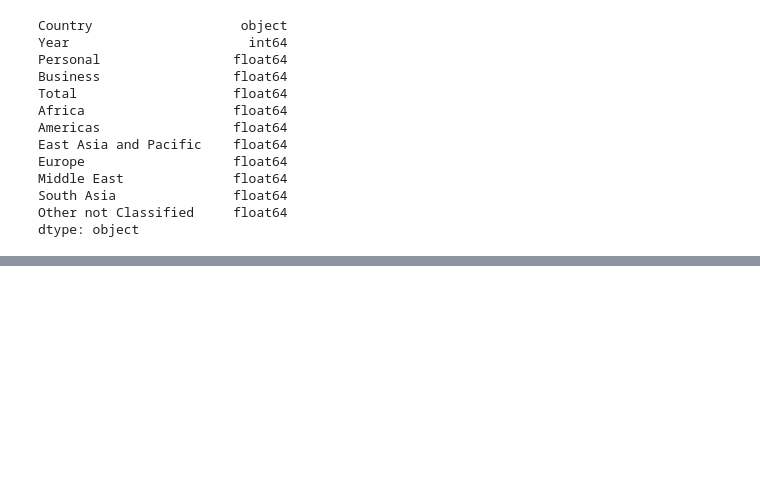
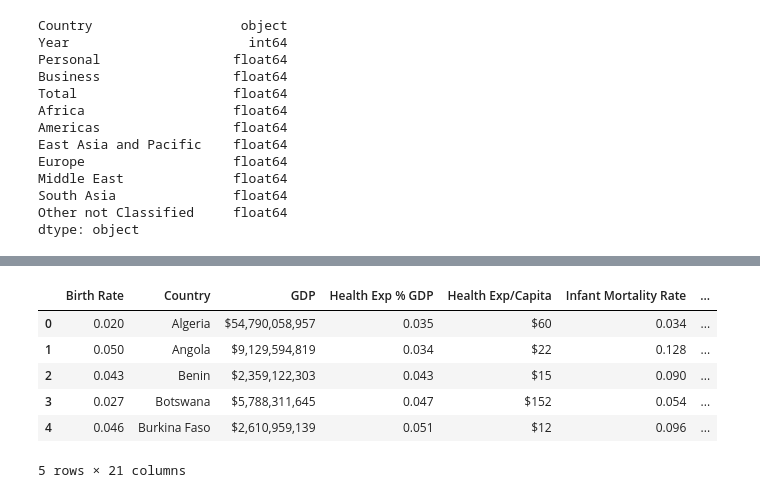
Before and after one commit to chinzjay/Final_Project, a Jupyter notebook: Data_cleaning.ipynb, the cells around one changed output, grey strips where cells are left out. Cells and saved outputs as stored; diff of their text form; code cells hidden in the pictures; blank space fills up the shorter version.

```diff
--- a/Data_cleaning.ipynb
+++ b/Data_cleaning.ipynb
@@ -49,0 +83,4 @@ clean_inbound_df.to_csv('clean_inbound_data_thousands.csv')
+# %%
+# eliminate significantly null value columns keeping columns with more than 2200 non Nan Values
+clean_wolrd_ind_df = raw_world_ind_df.drop(columns=['Business Tax Rate','CO2 Emissions','Days to Start Business','Ease of Business','Energy Usage','Hours to do Tax','Lending Interest'])
+clean_wolrd_ind_df.dtypes
@@ -49,0 +105,10 @@ clean_inbound_df.to_csv('clean_inbound_data_thousands.csv')
+# %%
+clean_wolrd_ind_df.head()
+# %% [output]
+|  | Birth Rate | Country | GDP | Health Exp % GDP | Health Exp/Capita | Infant Mortality Rate | ... |
+| 0 | 0.020 | Algeria | $54,790,058,957 | 0.035 | $60 | 0.034 | ... |
+| 1 | 0.050 | Angola | $9,129,594,819 | 0.034 | $22 | 0.128 | ... |
+| 2 | 0.043 | Benin | $2,359,122,303 | 0.043 | $15 | 0.090 | ... |
+| 3 | 0.027 | Botswana | $5,788,311,645 | 0.047 | $152 | 0.054 | ... |
+| 4 | 0.046 | Burkina Faso | $2,610,959,139 | 0.051 | $12 | 0.096 | ... |
+5 rows × 21 columns
```
Also changed, not shown: parts of 5 cells of this notebook.
